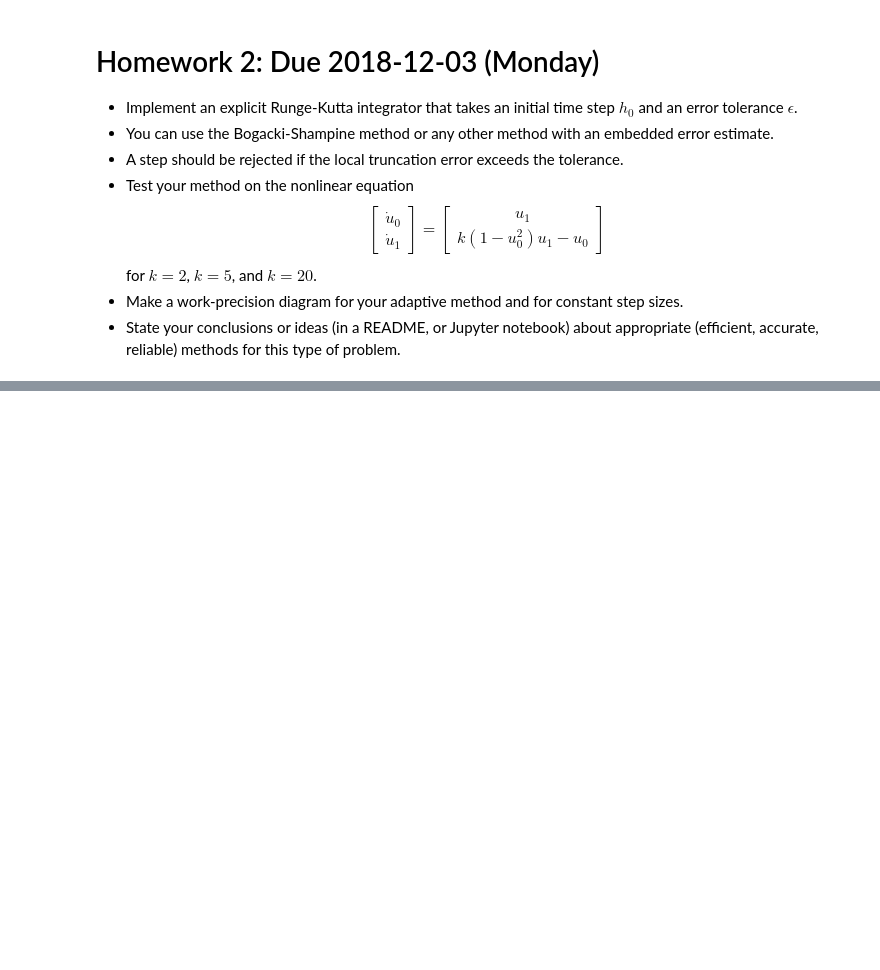
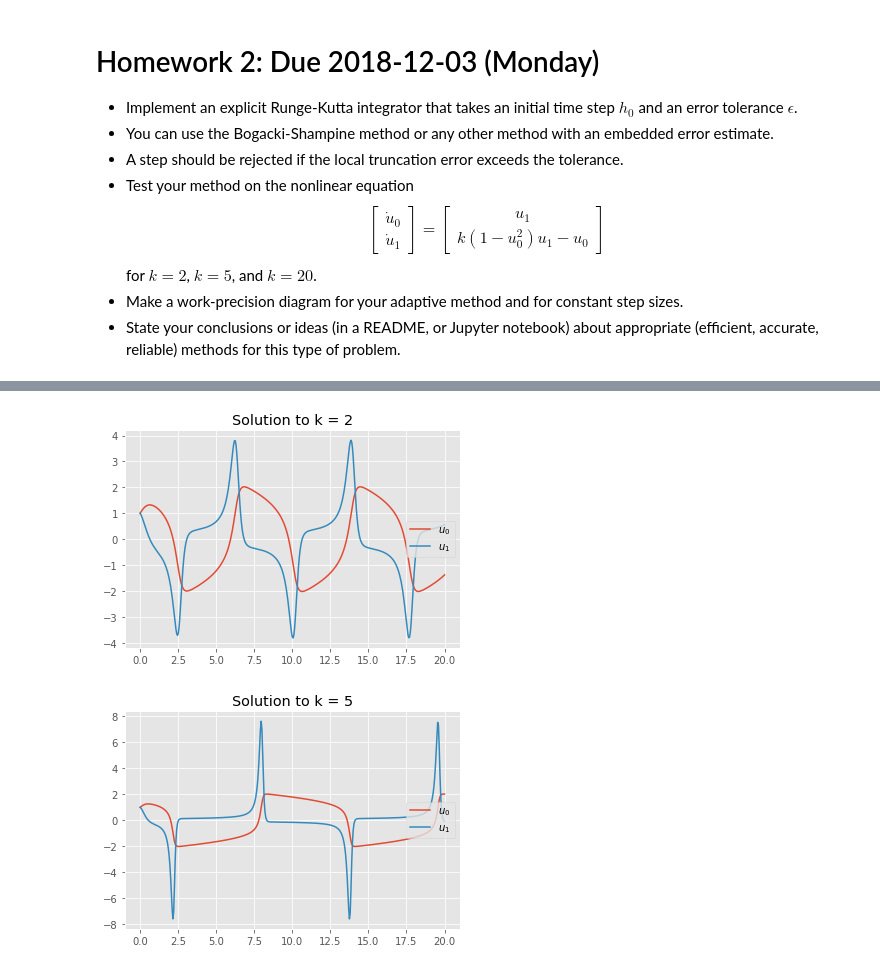
Before and after one commit to LukeMeszar/numpde, a Jupyter notebook: hw4/meszar_hw4.ipynb, the cells around one changed output, grey strips where cells are left out. Saved outputs shown, nothing was run; the diff lists cells and outputs as text; code cells hidden in the pictures; blank space fills up the shorter version.

```diff
--- a/hw4/meszar_hw4.ipynb
+++ b/hw4/meszar_hw4.ipynb
@@ -124,3 +137,15 @@ for test in tests:
+# %%
+for test in tests[:2]:
+    hist = ode_rkexplicit(test.f, u0, butcher=rk_butcher_4(), h = .05,tfinal = 20)
+    t_list = [t for t,u in hist]
+    pyplot.figure()
+    pyplot.plot(t_list, [u[0] for t,u in hist], label = '$u_0$')
+    pyplot.plot(t_list, [u[1] for t,u in hist], label = '$u_1$')
+    pyplot.legend(loc='right')
+    pyplot.title('Solution to k = %d'%test.k)
+# %% [output]
+[figure, added]
+[figure, added]
 # %%
 #This cell is completely copied from the in class notebooks
 def expm(A):
```
Also changed, not shown: parts of 7 cells of this notebook.
